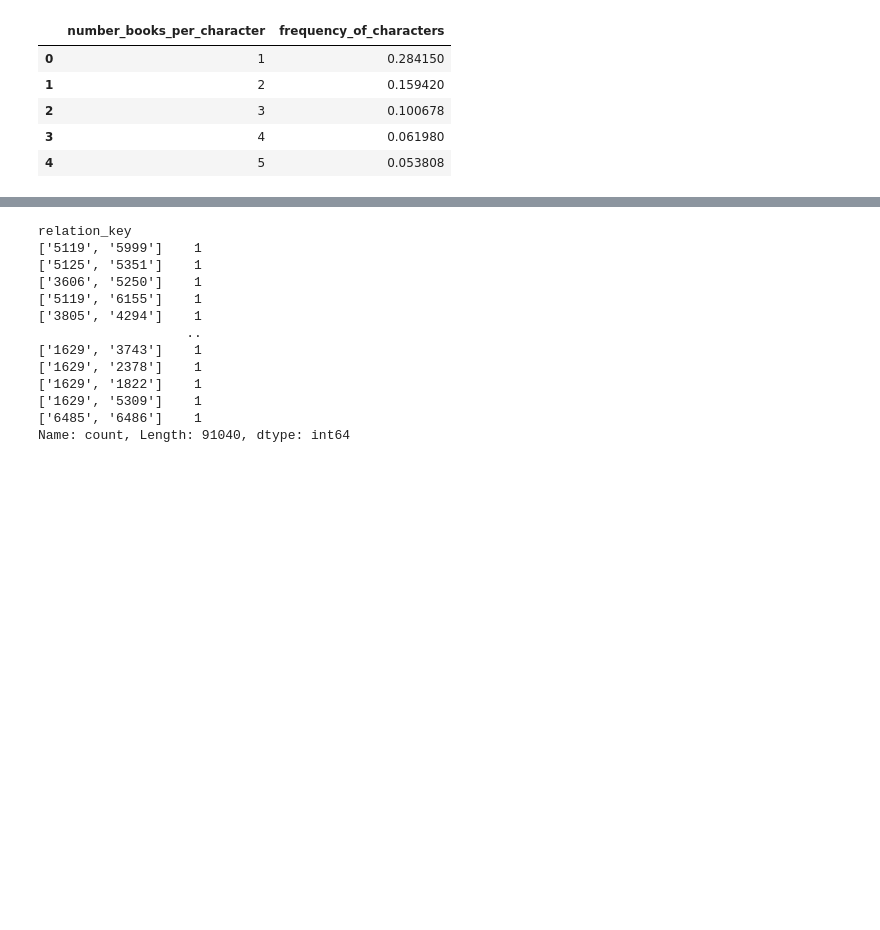
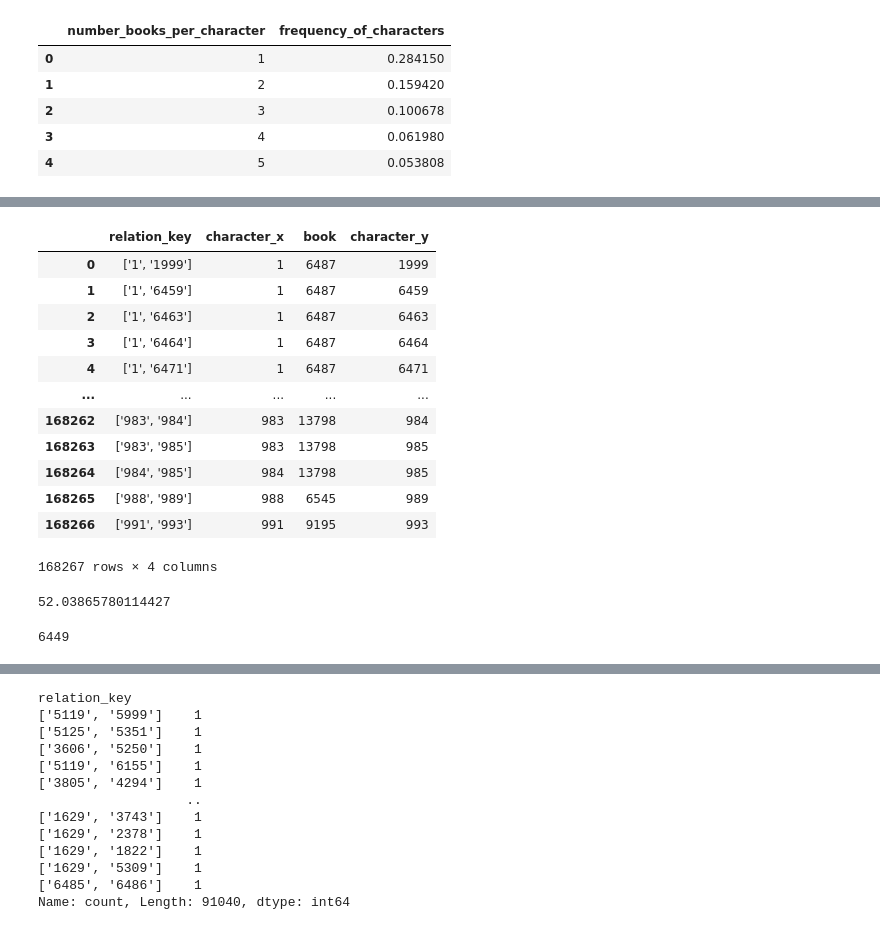
Before and after one commit to alejomaar/Network-Science-for-Data-Analytics, a Jupyter notebook: mini_project/notebook.ipynb, the cells around one changed output, grey strips where cells are left out. Drawn from its saved outputs; the diff is of its cells as text; code cells hidden in the pictures; blank space fills up the shorter version.

```diff
--- a/mini_project/notebook.ipynb
+++ b/mini_project/notebook.ipynb
@@ -165,0 +254,18 @@ unique_df
+# %%
+# Number of link
+network_collaboration = unique_df.groupby('relation_key').first().reset_index()
+network_collaboration
+# %% [output]
+|  | relation_key | character_x | book | character_y |
+| 0 | ['1', '1999'] | 1 | 6487 | 1999 |
+| 1 | ['1', '6459'] | 1 | 6487 | 6459 |
+| 2 | ['1', '6463'] | 1 | 6487 | 6463 |
+| 3 | ['1', '6464'] | 1 | 6487 | 6464 |
+| 4 | ['1', '6471'] | 1 | 6487 | 6471 |
+| ... | ... | ... | ... | ... |
+| 168262 | ['983', '984'] | 983 | 13798 | 984 |
+| 168263 | ['983', '985'] | 983 | 13798 | 985 |
+| 168264 | ['984', '985'] | 984 | 13798 | 985 |
+| 168265 | ['988', '989'] | 988 | 6545 | 989 |
+| 168266 | ['991', '993'] | 991 | 9195 | 993 |
+168267 rows × 4 columns
@@ -165,0 +278,11 @@ unique_df
+# %%
+mean_partners_per_character = sum(dict(G.degree()).values()) / G.number_of_nodes()
+mean_partners_per_character
+# %% [output]
+52.03865780114427
+# %%
+giant_component = max(nx.connected_components(G), key=len)
+size_of_giant_component = len(giant_component)
+size_of_giant_component
+# %% [output]
+6449
```
Also changed, not shown: parts of 75 cells of this notebook, 5 other files.
